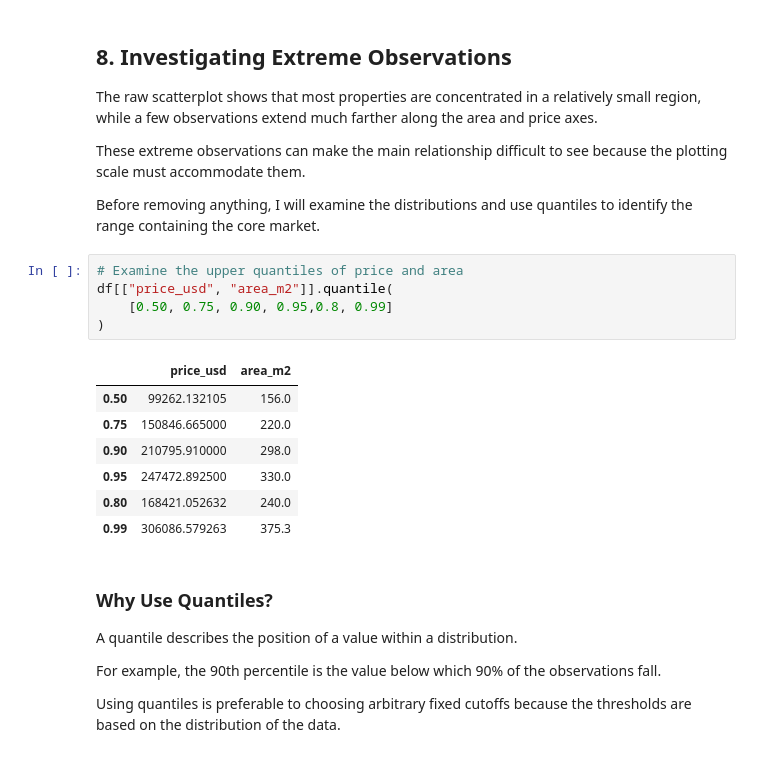
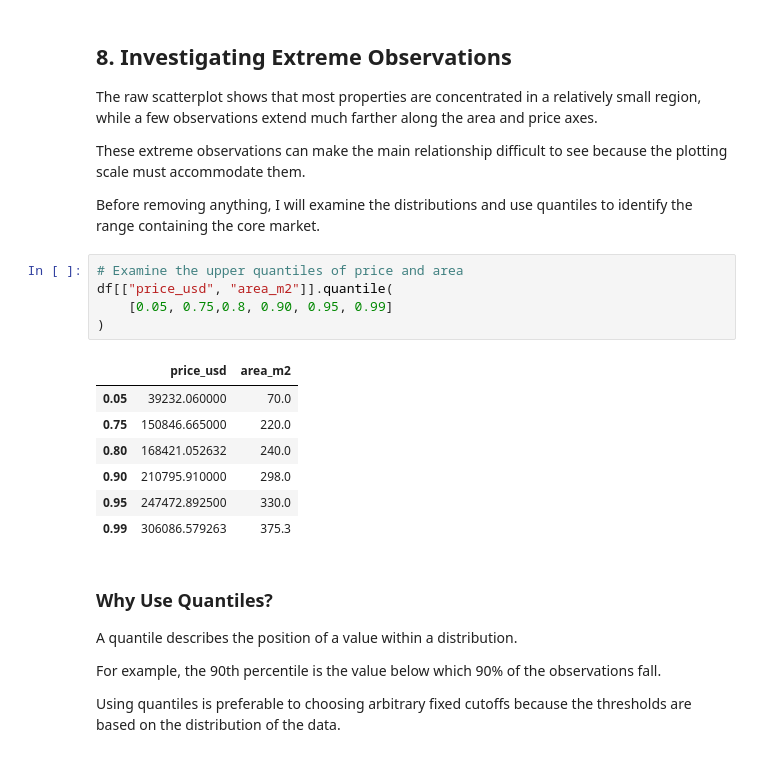
Before and after one commit to Oyester254/data_science, a Jupyter notebook: notebooks/02_exploratory_data_analysis.ipynb, the cells around one changed output. Saved outputs shown, nothing was run; the diff lists cells and outputs as text.

```diff
--- a/notebooks/02_exploratory_data_analysis.ipynb
+++ b/notebooks/02_exploratory_data_analysis.ipynb
@@ -426,15 +426,15 @@ quantiles to identify the range containing the core market.
 # %%
 # Examine the upper quantiles of price and area
 df[["price_usd", "area_m2"]].quantile(
-    [0.50, 0.75, 0.90, 0.95,0.8, 0.99]
+    [0.05, 0.75,0.8, 0.90, 0.95, 0.99]
 )
 # %% [output]
 |  | price_usd | area_m2 |
-| 0.50 | 99262.132105 | 156.0 |
+| 0.05 | 39232.060000 | 70.0 |
 | 0.75 | 150846.665000 | 220.0 |
+| 0.80 | 168421.052632 | 240.0 |
 | 0.90 | 210795.910000 | 298.0 |
 | 0.95 | 247472.892500 | 330.0 |
-| 0.80 | 168421.052632 | 240.0 |
 | 0.99 | 306086.579263 | 375.3 |
 # %% [markdown]
 ### Why Use Quantiles?
```
Also changed, not shown: parts of 4 cells of this notebook, 1 other file.
